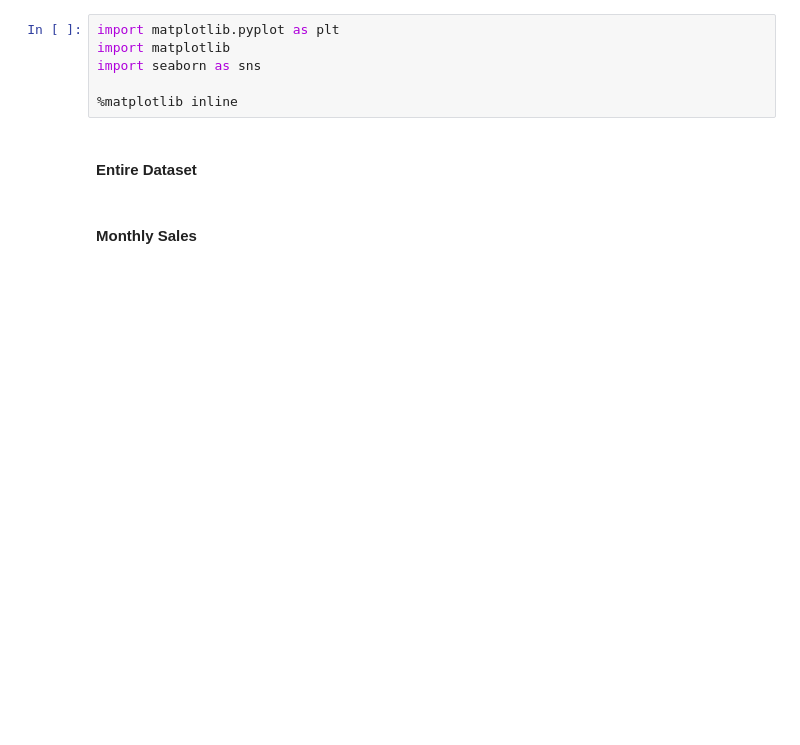
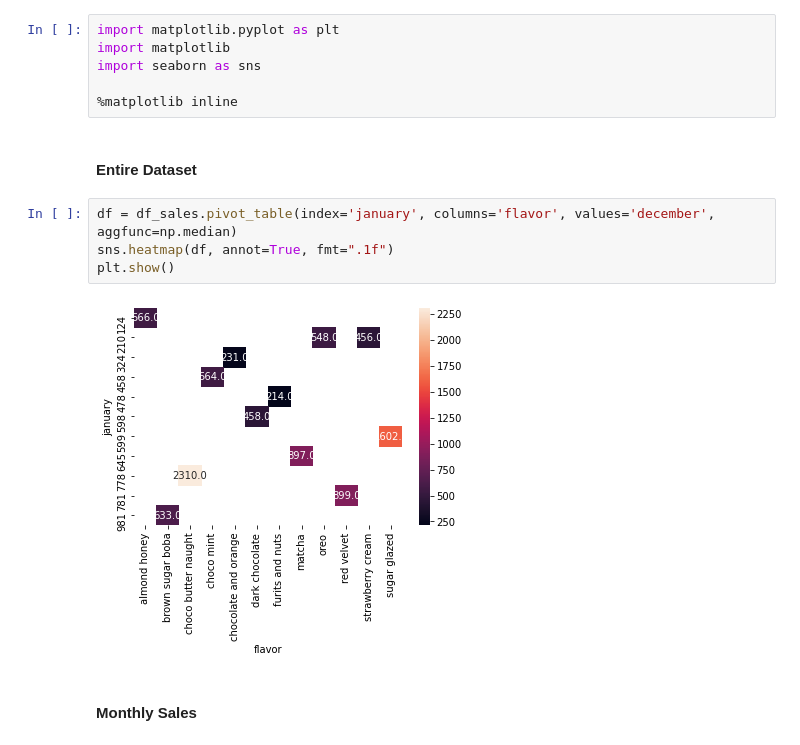
Before and after one commit to nicanorjimenez/Midterm-Project, a Jupyter notebook: LinAlg_Midterms.ipynb, the cells around one changed output. Saved outputs shown, nothing was run; the diff lists cells and outputs as text; blank space fills up the shorter version.

```diff
--- a/LinAlg_Midterms.ipynb
+++ b/LinAlg_Midterms.ipynb
@@ -136,5 +157,11 @@ import seaborn as sns
 %matplotlib inline
 # %% [markdown]
 #### Entire Dataset
+# %%
+df = df_sales.pivot_table(index='january', columns='flavor', values='december', aggfunc=np.median)
+sns.heatmap(df, annot=True, fmt=".1f")
+plt.show()
+# %% [output]
+[figure, added]
 # %% [markdown]
 #### Monthly Sales
```
Also changed, not shown: parts of 9 cells of this notebook.
